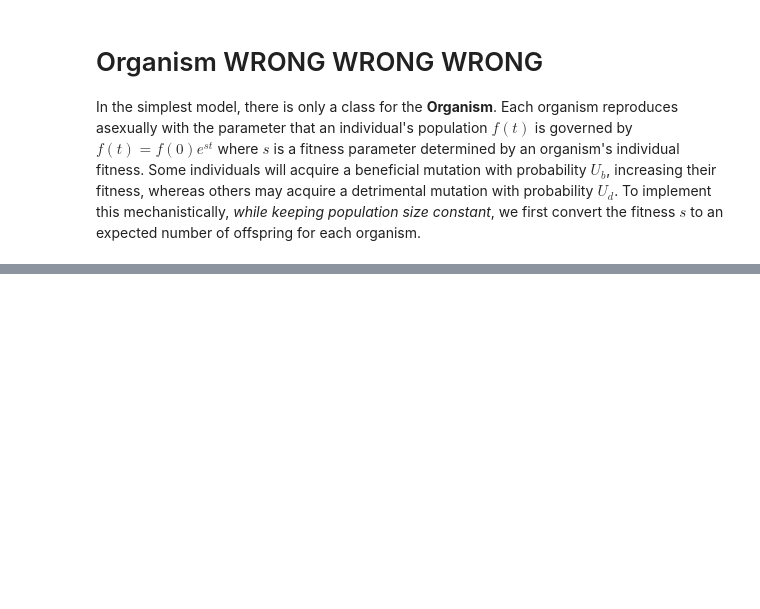
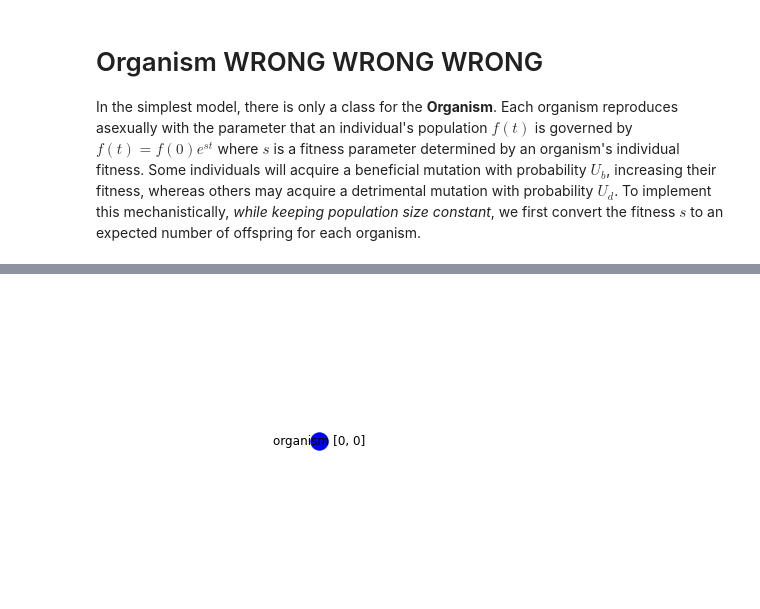
Before and after one commit to akshay-seetharam/Rapid-Adaptation-Simulation, a Jupyter notebook: rapid-adaptation.ipynb, the cells around one changed output, grey strips where cells are left out. Cells and saved outputs as stored; diff of their text form; code cells hidden in the pictures; blank space fills up the shorter version.

```diff
--- a/rapid-adaptation.ipynb
+++ b/rapid-adaptation.ipynb
@@ -138,0 +90,92 @@ ancestor organism [0, 9], immediate children []
+# %%
+import networkx as nx
+import pydot
+from networkx.drawing.nx_pydot import graphviz_layout
+
+def hierarchy_pos(G, root=None, width=1., vert_gap = 0.2, vert_loc = 0, xcenter = 0.5):
+
+    '''
+    From Joel's answer at https://stackoverflow.com/a/29597209/2966723.
+    Licensed under Creative Commons Attribution-Share Alike
+
+    If the graph is a tree this will return the positions to plot this in a
+    hierarchical layout.
+
+    G: the graph (must be a tree)
+
+    root: the root node of current branch
+    - if the tree is directed and this is not given,
+      the root will be found and used
+    - if the tree is directed and this is given, then
+      the positions will be just for the descendants of this node.
+    - if the tree is undirected and not given,
+      then a random choice will be used.
+
+    width: horizontal space allocated for this branch - avoids overlap with other branches
+
+    vert_gap: gap between levels of hierarchy
+
+    vert_loc: vertical location of root
+
+    xcenter: horizontal location of root
+    '''
+    if not nx.is_tree(G):
+        raise TypeError('cannot use hierarchy_pos on a graph that is not a tree')
+
+    if root is None:
+        if isinstance(G, nx.DiGraph):
+            root = next(iter(nx.topological_sort(G)))  #allows back compatibility with nx version 1.11
+        else:
+            root = random.choice(list(G.nodes))
+
+    def _hierarchy_pos(G, root, width=1., vert_gap = 0.2, vert_loc = 0, xcenter = 0.5, pos = None, parent = None):
+        '''
+        see hierarchy_pos docstring for most arguments
+
+        pos: a dict saying where all nodes go if they have been assigned
+        parent: parent of this branch. - only affects it if non-directed
+
+        '''
+
+        if pos is None:
+            pos = {root:(xcenter,vert_loc)}
+        else:
+            pos[root] = (xcenter, vert_loc)
+        children = list(G.neighbors(root))
+        if not isinstance(G, nx.DiGraph) and parent is not None:
+            children.remove(parent)
+        if len(children)!=0:
+            dx = width/len(children)
+            nextx = xcenter - width/2 - dx/2
+            for child in children:
+                nextx += dx
+                pos = _hierarchy_pos(G,child, width = dx, vert_gap = vert_gap,
+                                    vert_loc = vert_loc-vert_gap, xcenter=nextx,
+                                    pos=pos, parent = root)
+        return pos
+
+
+    return _hierarchy_pos(G, root, width, vert_gap, vert_loc, xcenter)
+
+def add_children_to_graph(ancestor, graph):
+    if len(ancestor.children) == 0:
+        return
+    else:
+        for child in ancestor.children:
+            graph.add_edge(ancestor, child)
+            add_children_to_graph(child, graph)
+
+G = nx.DiGraph()
+
+for ancestor in bacteria.gens[0]:
+    print(f'ancestor {ancestor}, immediate children {ancestor.children}')
+
+    G.add_node(ancestor)
+
+    add_children_to_graph(ancestor, G)
+
+    nx.draw_planar(G, with_labels=True, node_color = ['blue']) #TODO pos
+    plt.show(); plt.figure()
+
+print("--- %s seconds ---" % (time.time() - start_time))
+# %% [output]
@@ -138,0 +183 @@ ancestor organism [0, 9], immediate children []
+[figure, added]
```
Also changed, not shown: parts of 3 cells of this notebook.
